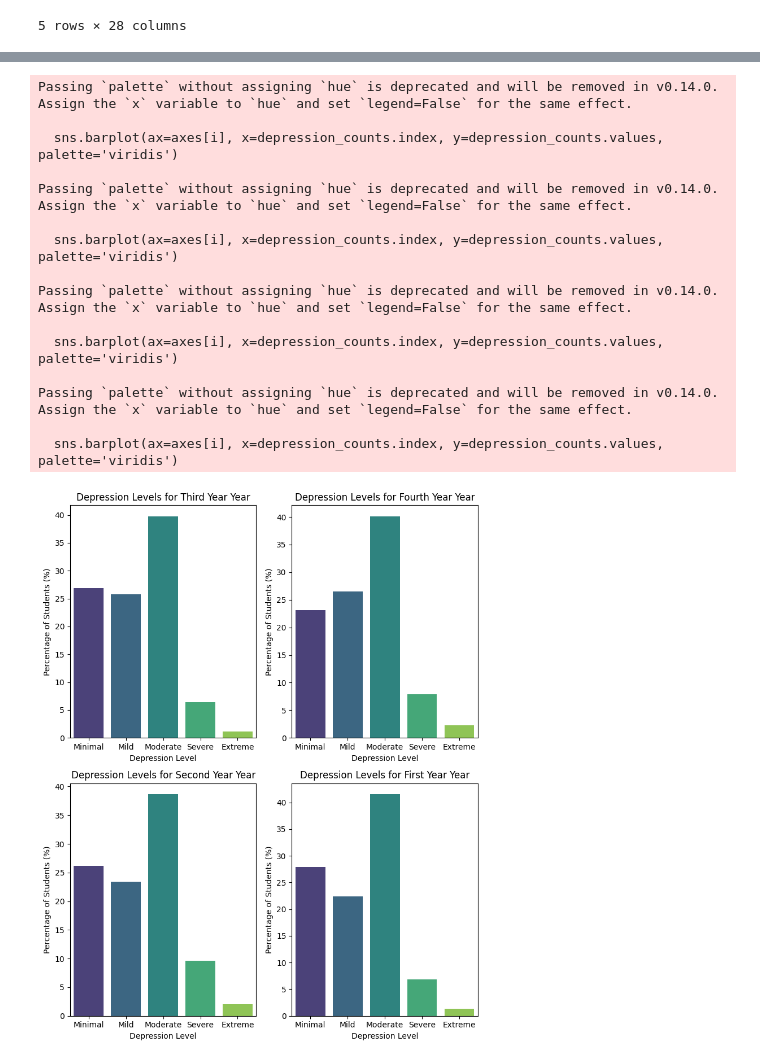
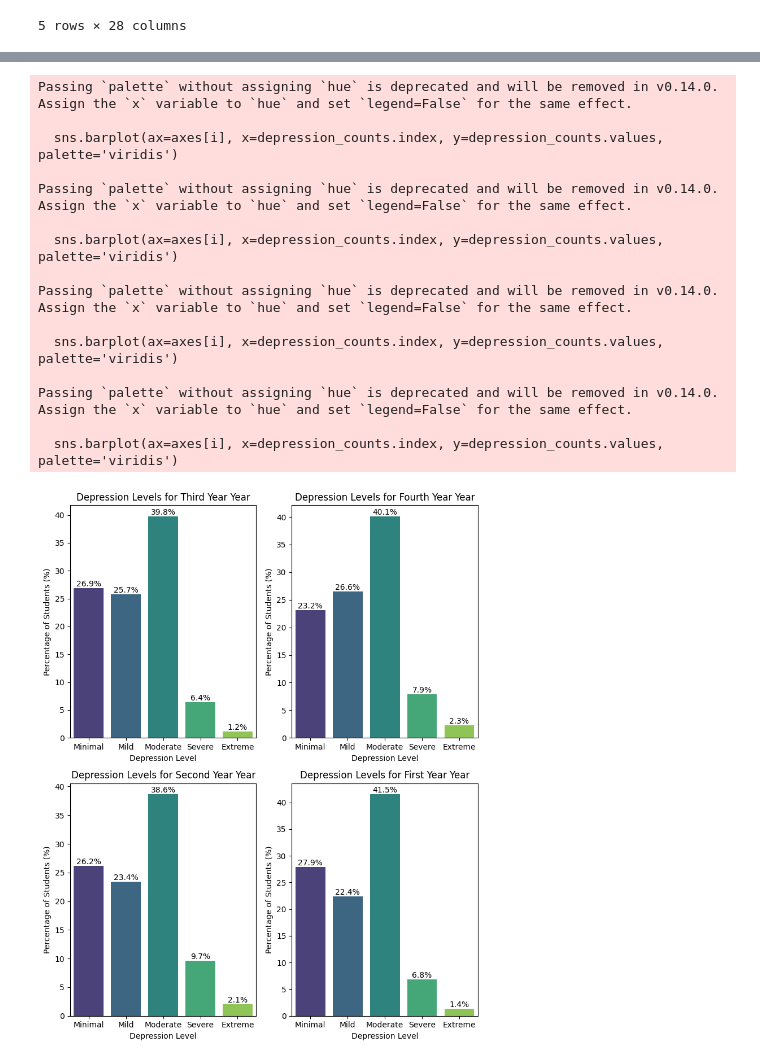
Before and after one commit to tariqrasheed172001/Prediction-of-Depression-levels., a Jupyter notebook: Clustering.ipynb, the cells around one changed output, grey strips where cells are left out. Cells and saved outputs as stored; diff of their text form; code cells hidden in the pictures.

```diff
--- a/Clustering.ipynb
+++ b/Clustering.ipynb
@@ -419,8 +418,6 @@ X.head()
 | 4 | B.Tech | 17-22 | Third Year | CHEM | Male | 1.0 | 0.0 | 1.0 | 0.0 | 1.0 | ... | ... |
 5 rows × 28 columns
 # %%
-import pandas as pd
-import matplotlib.pyplot as plt
 import seaborn as sns
 
 # Assuming X is your DataFrame and it's already loaded
@@ -448,7 +445,16 @@ for i, branch in enumerate(branches):
     # Reindex to include all severity levels, filling missing ones with zeros
     depression_counts = depression_counts.reindex(severity_levels, fill_value=0)
 
+    # Plot the barplot
     sns.barplot(ax=axes[i], x=depression_counts.index, y=depression_counts.values, palette='viridis')
+
+    # Annotate each bar with its percentage value
+    for bar, percentage in zip(axes[i].patches, depression_counts.values):
+        text_x = bar.get_x() + bar.get_width() / 2.0
+        text_y = bar.get_height()
+        text = f'{percentage:.1f}%'  # Format the percentage value
+        axes[i].text(text_x, text_y, text, ha='center', va='bottom', fontsize=10)
+
     axes[i].set_title(f'Depression Levels for {branch} Branch')
     axes[i].set_xlabel('Depression Level')
     axes[i].set_ylabel('Percentage of Students (%)')
@@ -481,10 +487,4 @@ Passing `palette` without assigning `hue` is deprecated and will be removed in v
 # %%
-import pandas as pd
-import matplotlib.pyplot as plt
-import seaborn as sns
-
-# Assuming X is your DataFrame and it's already loaded
-
 # Define the categories for the severity levels
 severity_levels = ['Minimal', 'Mild', 'Moderate', 'Severe', 'Extreme']
 
@@ -508,7 +508,16 @@ for i, gender in enumerate(genders):
     # Reindex to include all severity levels, filling missing ones with zeros
     depression_counts = depression_counts.reindex(severity_levels, fill_value=0)
 
+    # Plot the barplot
     sns.barplot(ax=axes[i], x=depression_counts.index, y=depression_counts.values, palette='viridis')
+
+    # Annotate each bar with its percentage value
+    for bar, percentage in zip(axes[i].patches, depression_counts.values):
+        text_x = bar.get_x() + bar.get_width() / 2.0
+        text_y = bar.get_height()
+        text = f'{percentage:.1f}%'  # Format the percentage value
+        axes[i].text(text_x, text_y, text, ha='center', va='bottom', fontsize=10)
+
     axes[i].set_title(f'Depression Levels for {gender}')
     axes[i].set_xlabel('Depression Level')
     axes[i].set_ylabel('Percentage of Students (%)')
@@ -531,10 +540,4 @@ Passing `palette` without assigning `hue` is deprecated and will be removed in v
 # %%
-import pandas as pd
-import matplotlib.pyplot as plt
-import seaborn as sns
-
-# Assuming X is your DataFrame and it's already loaded
-
 # Define the categories for the severity levels
 severity_levels = ['Minimal', 'Mild', 'Moderate', 'Severe', 'Extreme']
 
@@ -558,32 +561,41 @@ for i, year in enumerate(years):
     # Reindex to include all severity levels, filling missing ones with zeros
     depression_counts = depression_counts.reindex(severity_levels, fill_value=0)
 
+    # Plot the barplot
     sns.barplot(ax=axes[i], x=depression_counts.index, y=depression_counts.values, palette='viridis')
+
+    # Annotate each bar with its percentage value
+    for bar, percentage in zip(axes[i].patches, depression_counts.values):
+        text_x = bar.get_x() + bar.get_width() / 2.0
+        text_y = bar.get_height()
+        text = f'{percentage:.1f}%'  # Format the percentage value
+        axes[i].text(text_x, text_y, text, ha='center', va='bottom', fontsize=10)
+
     axes[i].set_title(f'Depression Levels for {year} Year')
     axes[i].set_xlabel('Depression Level')
     axes[i].set_ylabel('Percentage of Students (%)')
 
 # Hide any unused subplots
 for j in range(i + 1, len(axes)):
     fig.delaxes(axes[j])
 
 plt.tight_layout()
 plt.show()
 # %% [output]
 Passing `palette` without assigning `hue` is deprecated and will be removed in v0.14.0. Assign the `x` variable to `hue` and set `legend=False` for the same effect.
 
   sns.barplot(ax=axes[i], x=depression_counts.index, y=depression_counts.values, palette='viridis')
 
 Passing `palette` without assigning `hue` is deprecated and will be removed in v0.14.0. Assign the `x` variable to `hue` and set `legend=False` for the same effect.
 
   sns.barplot(ax=axes[i], x=depression_counts.index, y=depression_counts.values, palette='viridis')
 
 Passing `palette` without assigning `hue` is deprecated and will be removed in v0.14.0. Assign the `x` variable to `hue` and set `legend=False` for the same effect.
 
   sns.barplot(ax=axes[i], x=depression_counts.index, y=depression_counts.values, palette='viridis')
 
 Passing `palette` without assigning `hue` is deprecated and will be removed in v0.14.0. Assign the `x` variable to `hue` and set `legend=False` for the same effect.
 
   sns.barplot(ax=axes[i], x=depression_counts.index, y=depression_counts.values, palette='viridis')
-[figure, old version]
+[figure, new version]
 # %%
```
Also changed, not shown: parts of 7 cells of this notebook.
